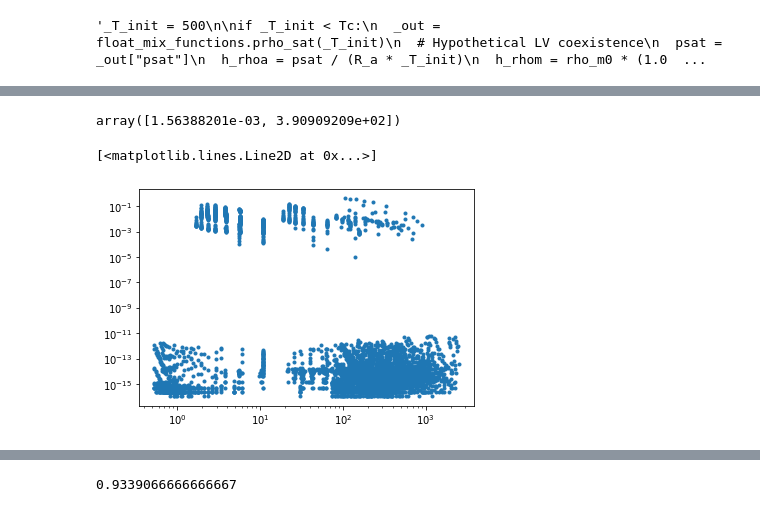
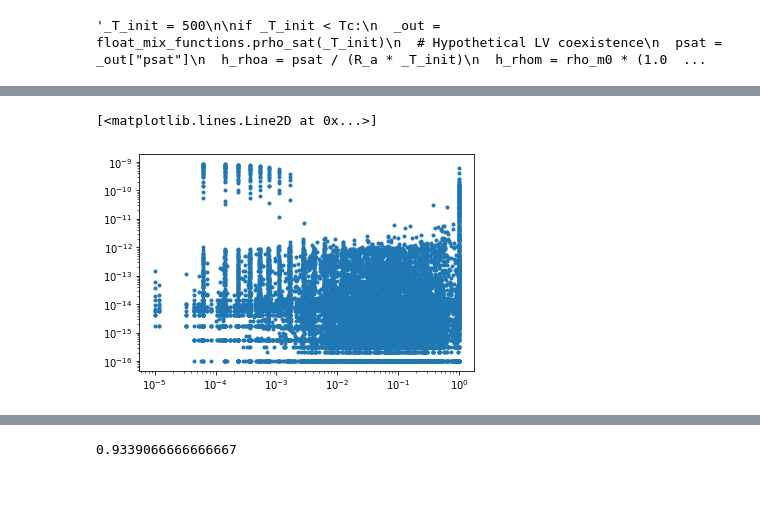
Before and after one commit to fredriclam/iapws95_light, a Jupyter notebook: WLMA_tester.ipynb, the cells around one changed output, grey strips where cells are left out. Saved outputs shown, nothing was run; the diff lists cells and outputs as text; code cells hidden in the pictures.

```diff
--- a/WLMA_tester.ipynb
+++ b/WLMA_tester.ipynb
@@ -587,7 +587,7 @@ def iterate_backtrack_box(U, fn:callable, append_log=None):
   log(f"Init   | f: {f_curr}, U:{U}, step: {step} ")
 
   # Define box bounds
-  U_min = np.array([1e-6, 273.16])
+  U_min = np.array([1e-9, 273.16])
   U_max = np.array([1.0, 2273.15])
   # Modify step to remain in feasible set
   use_type = "scaling"
@@ -600,6 +600,7 @@ def iterate_backtrack_box(U, fn:callable, append_log=None):
       if U[i] + step[i] > U_max[i]:
         # i-th max bound is active
         step_size_factor = np.minimum(step_size_factor, (U_max[i] - U[i])/ step[i])
+    step_size_factor = np.clip(step_size_factor, 0.0, 1.0)
     if not (0 <= step_size_factor and step_size_factor <= 1):
       # Dump
       print(step_size_factor, U, step, U_min, U_max)
@@ -608,6 +609,9 @@ def iterate_backtrack_box(U, fn:callable, append_log=None):
       raise ValueError("Bounds step failed, dumping. Check if initial is in bounds.")
     step *= step_size_factor
   log(f"Bounds | f: {f_curr}, U:{U}, step: {step} ")
+  # Floating point precision correction for alphaw_min
+  if U[i] + step[i] < U_min[i]:
+    step[i] = U_min[i] - U[i]
 
   ''' Backtracking '''
   # Greed ratio in (0,1) for Armijo conditions
@@ -897,5 +981,0 @@ ValueError: Bounds step failed, dumping
-# %%
-np.array([5.28343201e-03, 3.91036790e+02] ) + [-0.00371955,
-                                                -0.12758077]
-# %% [output]
-array([1.56388201e-03, 3.90909209e+02])
@@ -902,10 +1001,13 @@ array([1.56388201e-03, 3.90909209e+02])
 # %%
 p_diffs = np.abs(mg_p_calc - mg_p_target)
 p_reldiffs = np.abs(mg_p_calc / mg_p_target - 1.0)
-plt.loglog(mg_rho_mix[np.where(~np.isnan(p_reldiffs))], p_reldiffs[np.where(~np.isnan(p_reldiffs))], '.')
+# plt.loglog((1 - mg_yw - mg_ya)[np.where(~np.isnan(p_reldiffs))], 1e-16+p_reldiffs[np.where(~np.isnan(p_reldiffs))], '.')
+# Transform to liquid volfrac
+mg_alpham = mg_rho_mix * (1 - mg_yw - mg_ya) / (rho_m0 * (1.0 + (mg_p_target - p_m0) / K))
+plt.loglog(mg_alpham[np.where(~np.isnan(p_reldiffs))], 1e-16+p_reldiffs[np.where(~np.isnan(p_reldiffs))], '.')
 # %% [output]
 [<matplotlib.lines.Line2D at 0x...>]
-[figure, old version]
+[figure, new version]
 # %%
 np.nanmax(p_reldiffs)
 _ind = np.nanargmax(p_reldiffs.ravel())
```
Also changed, not shown: parts of 33 cells of this notebook.
